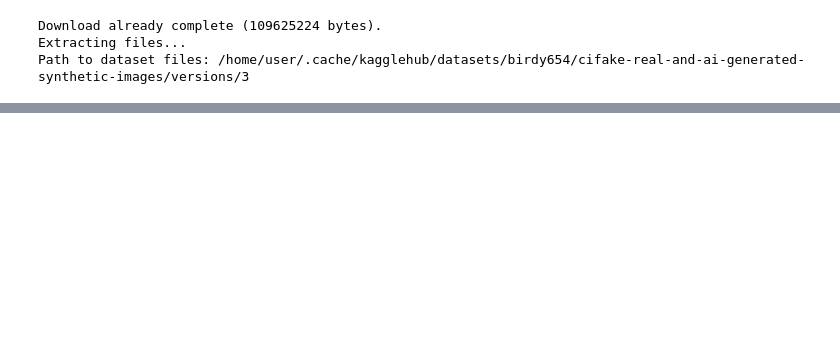
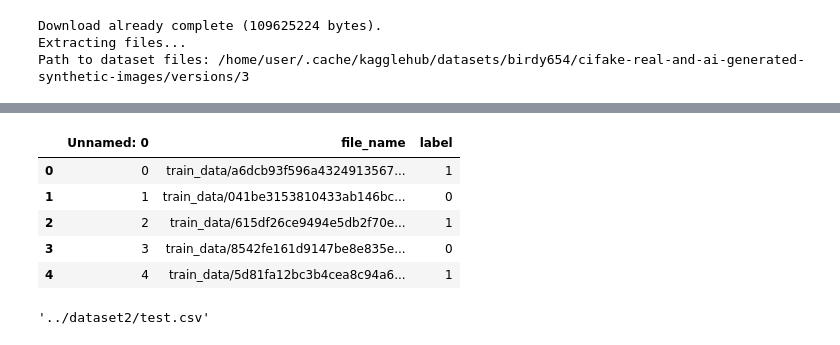
Before and after one commit to aligtb/ai-image-detector-comparison, a Jupyter notebook: notebooks/install_dataset.ipynb, the cells around one changed output, grey strips where cells are left out. Cells and saved outputs as stored; diff of their text form; code cells hidden in the pictures; blank space fills up the shorter version.

Commit message:
tried a different dataset

```diff
--- a/notebooks/install_dataset.ipynb
+++ b/notebooks/install_dataset.ipynb
@@ -35,0 +49,13 @@ for split in ["train", "test"]:
+# %%
+import pandas as pd
+df_train = pd.read_csv(f"{path}/train.csv")
+df_test = pd.read_csv(f"{path}/test.csv")
+# %%
+df_train.head()
+# %% [output]
+|  | Unnamed: 0 | file_name | label |
+| 0 | 0 | train_data/a6dcb93f596a4324913567... | 1 |
+| 1 | 1 | train_data/041be3153810433ab146bc... | 0 |
+| 2 | 2 | train_data/615df26ce9494e5db2f70e... | 1 |
+| 3 | 3 | train_data/8542fe161d9147be8e835e... | 0 |
+| 4 | 4 | train_data/5d81fa12bc3b4cea8c94a6... | 1 |
@@ -35,0 +85,5 @@ for split in ["train", "test"]:
+# %%
+shutil.copy2(os.path.join(path, "train.csv"), project_dir)
+shutil.copy2(os.path.join(path, "test.csv"), project_dir)
+# %% [output]
+'../dataset2/test.csv'
```
Also changed, not shown: parts of 4 cells of this notebook, 4 other files.
